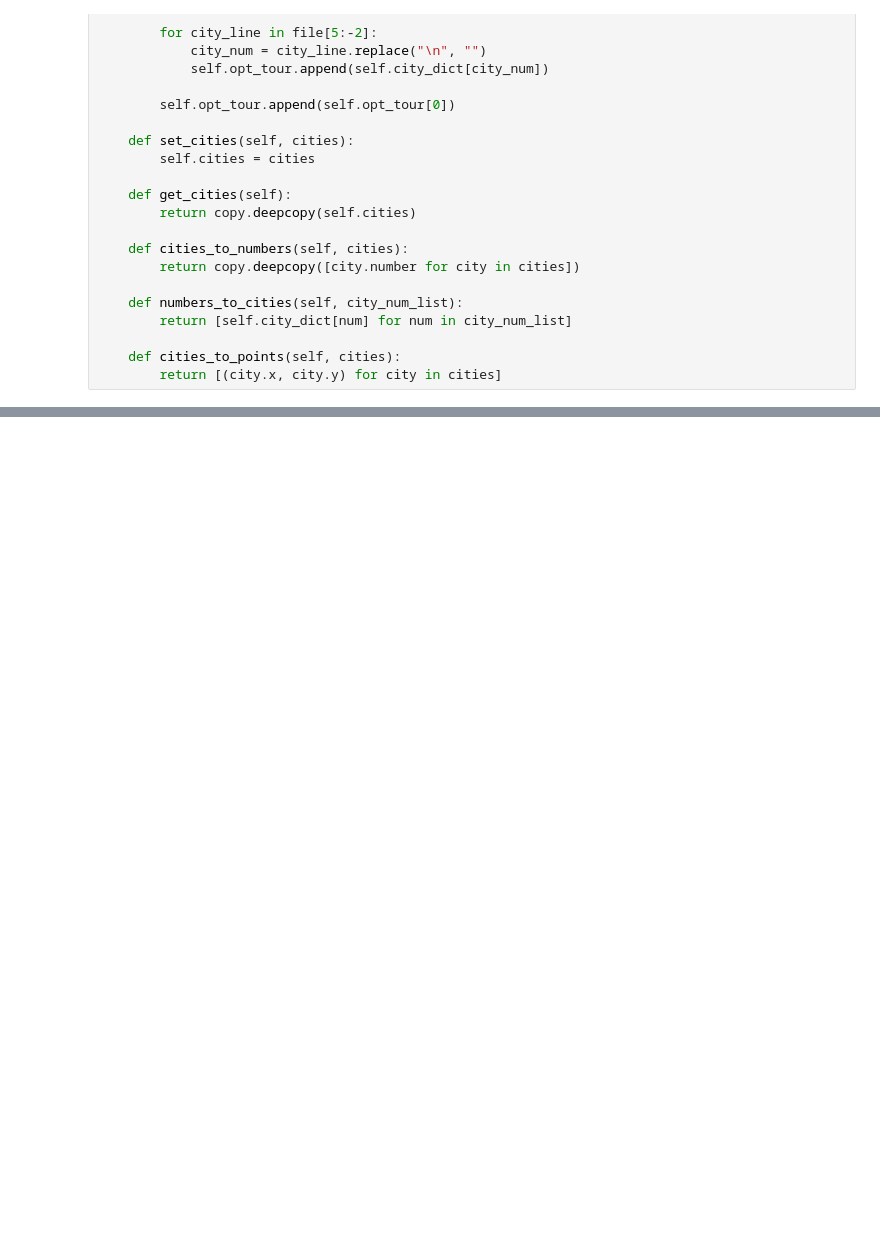
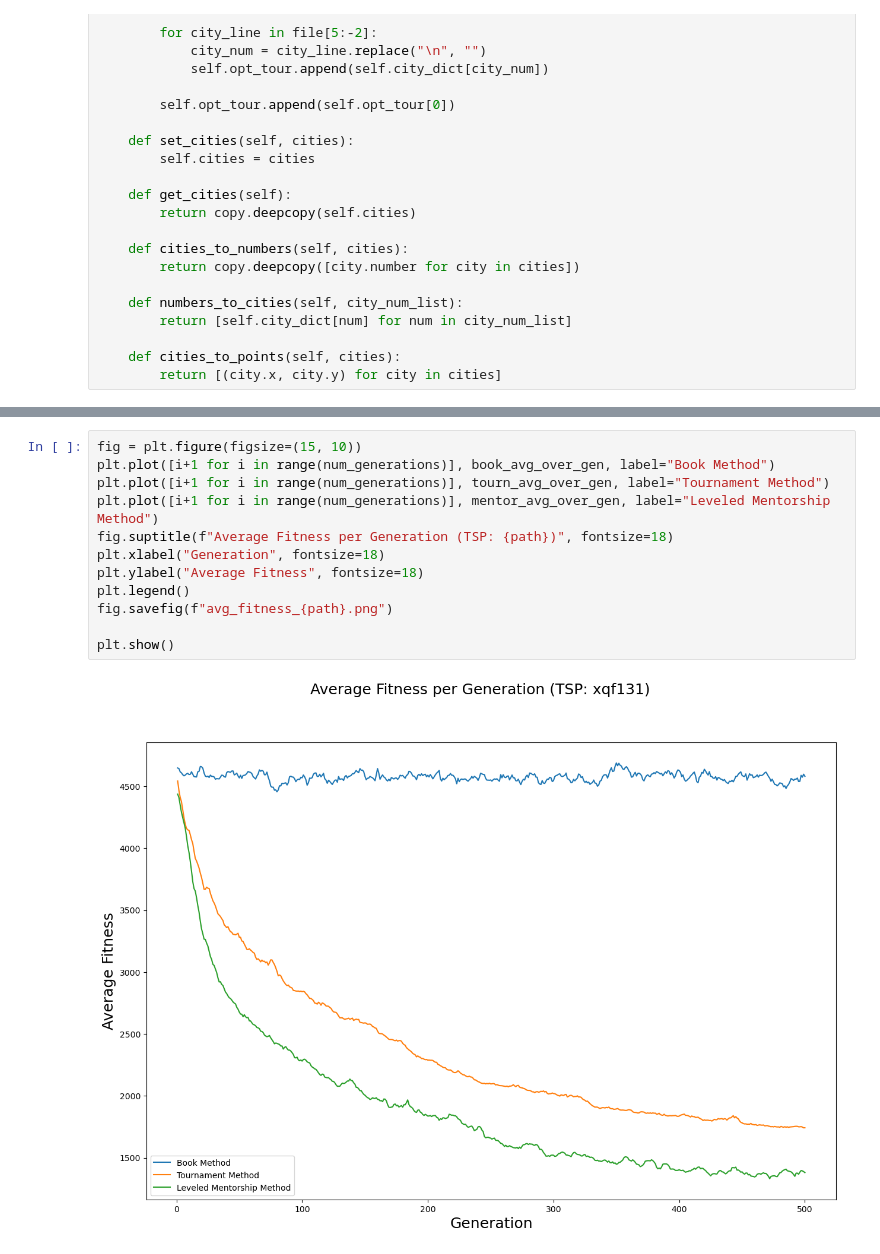
Before and after one commit to Akil313/mentor-class-ga, a Jupyter notebook: mentor-ga.ipynb, the cells around one changed output, grey strips where cells are left out. Saved outputs shown, nothing was run; the diff lists cells and outputs as text; blank space fills up the shorter version.

```diff
--- a/mentor-ga.ipynb
+++ b/mentor-ga.ipynb
@@ -586,0 +673,14 @@ plt.plot([i+1 for i in range(100)], mentor_fitness_over_gen)
+# %%
+fig = plt.figure(figsize=(15, 10))
+plt.plot([i+1 for i in range(num_generations)], book_avg_over_gen, label="Book Method")
+plt.plot([i+1 for i in range(num_generations)], tourn_avg_over_gen, label="Tournament Method")
+plt.plot([i+1 for i in range(num_generations)], mentor_avg_over_gen, label="Leveled Mentorship Method")
+fig.suptitle(f"Average Fitness per Generation (TSP: {path})", fontsize=18)
+plt.xlabel("Generation", fontsize=18)
+plt.ylabel("Average Fitness", fontsize=18)
+plt.legend()
+fig.savefig(f"avg_fitness_{path}.png")
+
+plt.show()
+# %% [output]
+[figure, added]
```
Also changed, not shown: parts of 10 cells of this notebook, 10 other files.
